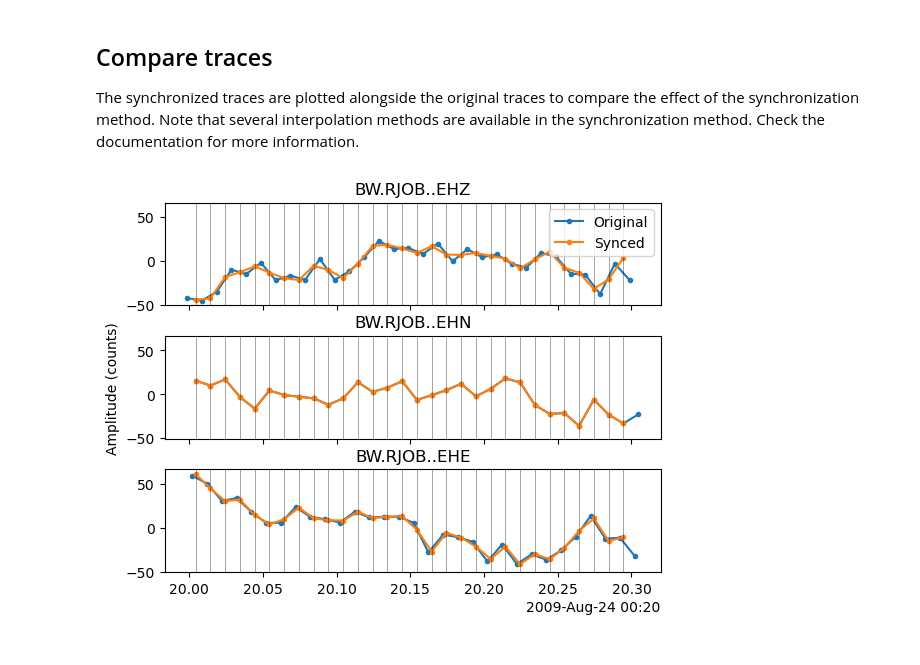
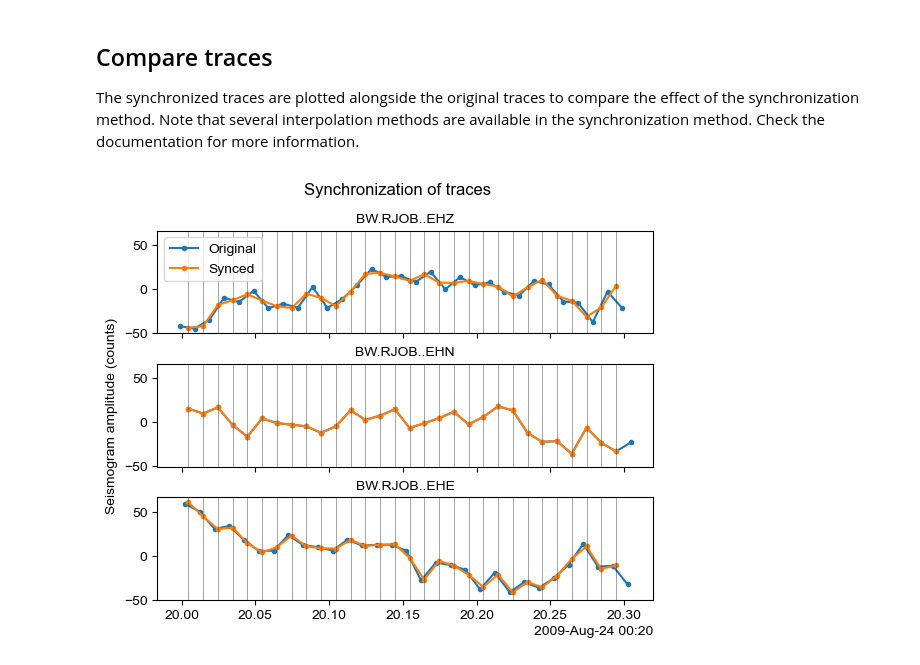
Before and after one commit to leonard-seydoux/covseisnet, a Jupyter notebook: docs/source/examples/synchronization.ipynb, the cells around one changed output. Saved outputs shown, nothing was run; the diff lists cells and outputs as text; code cells hidden in the pictures.

```diff
--- a/docs/source/examples/synchronization.ipynb
+++ b/docs/source/examples/synchronization.ipynb
@@ -39,9 +40,15 @@ collected for visualization.
 # Add a random shift to the traces (seeded for reproducibility)
 np.random.seed(42)
 for trace in stream:
-    trace.stats.starttime += np.random.uniform(-0.005, 0.005)
 
-# Print the desynchronized stream
+    # Random shift
+    shift_seconds = np.random.uniform(-0.005, 0.005)
+
+    # Add the shift to the starttime of the trace
+    trace.stats.starttime += shift_seconds
+
+# Print the desynchronized stream (the header of the NetworkStream object
+# indicates that the traces are not synced anymore).
 print(stream)
 # %% [output]
 3 Trace(s) in NetworkStream (not synced):
@@ -77,24 +82,27 @@ for more information.
 # %%
 # Create figure
 fig, axes = plt.subplots(3, sharex=True, sharey=True, gridspec_kw={"hspace": 0.3})
 
 # Loop over traces
 for trace, synced, ax in zip(stream, processed_stream, axes):
 
     # Plot traces
     ax.plot(trace.times("matplotlib"), trace.data, ".-", label="Original")
     ax.plot(synced.times("matplotlib"), synced.data, ".-", label="Synced")
 
     # Local settings
-    ax.set_title(trace.id)
+    ax.set_title(trace.id, size="medium")
     for time in synced.times("matplotlib"):
         ax.axvline(time, color="k", lw=0.5, alpha=0.5)
 
 # Labels
-axes[0].legend(loc="upper right")
-axes[1].set_ylabel("Amplitude (counts)")
+axes[0].legend(loc="upper left")
+axes[1].set_ylabel("Seismogram amplitude (counts)")
+
+# Figure title
+fig.suptitle("Synchronization of traces")
 
 # Date formatting
 csn.plot.dateticks(axes[-1])
 # %% [output]
-[figure, old version]
+[figure, new version]
```
Also changed, not shown: parts of 6 cells of this notebook, 7 other files.
